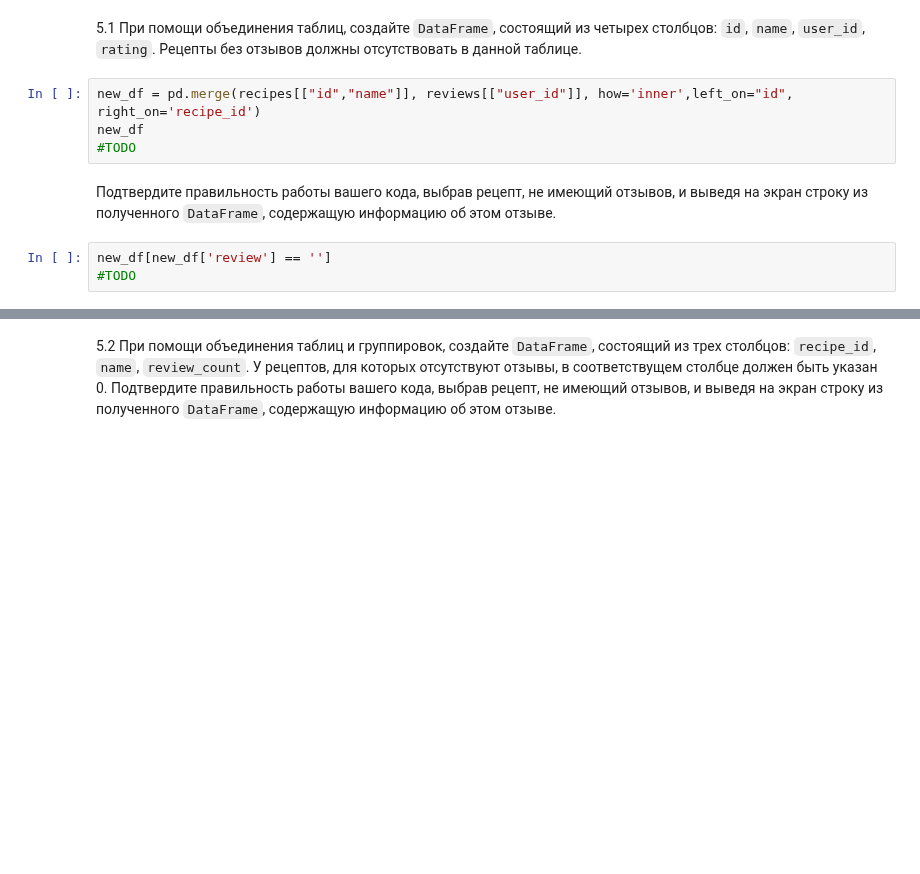
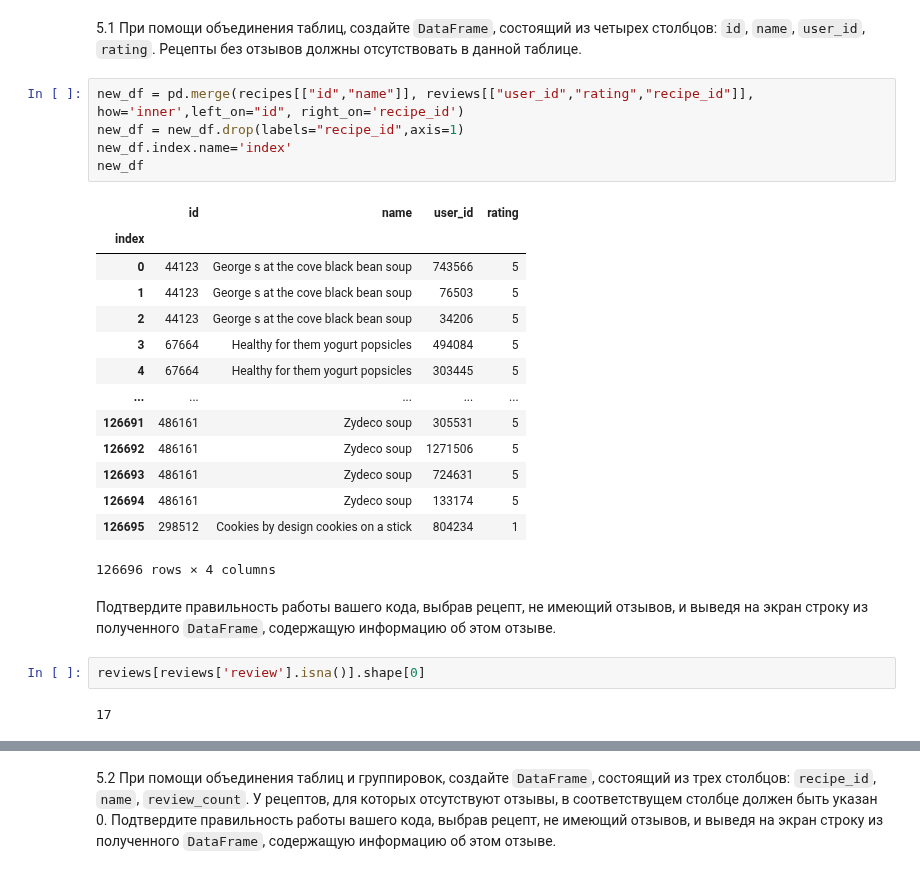
Before and after one commit to GeorgiyDemo/FA, a Jupyter notebook: Course III/TOBD/02_pandas/02_pandas_Деменчук_Георгий.ipynb, the cells around one changed output, grey strips where cells are left out. Saved outputs shown, nothing was run; the diff lists cells and outputs as text; blank space fills up the shorter version.

```diff
--- a/Course III/TOBD/02_pandas/02_pandas_Деменчук_Георгий.ipynb
+++ b/Course III/TOBD/02_pandas/02_pandas_Деменчук_Георгий.ipynb
@@ -641,11 +641,28 @@ reviews
 # %% [markdown]
 5.1 При помощи объединения таблиц, создайте `DataFrame`, состоящий из четырех столбцов: `id`, `name`, `user_id`, `rating`. Рецепты без отзывов должны отсутствовать в данной таблице.
 # %%
-new_df = pd.merge(recipes[["id","name"]], reviews[["user_id"]], how='inner',left_on="id", right_on='recipe_id')
+new_df = pd.merge(recipes[["id","name"]], reviews[["user_id","rating","recipe_id"]], how='inner',left_on="id", right_on='recipe_id')
+new_df = new_df.drop(labels="recipe_id",axis=1)
+new_df.index.name='index'
 new_df
-#TODO
+# %% [output]
+|  | id | name | user_id | rating |
+| index |  |  |  |  |
+| 0 | 44123 | George s at the cove black bean soup | 743566 | 5 |
+| 1 | 44123 | George s at the cove black bean soup | 76503 | 5 |
+| 2 | 44123 | George s at the cove black bean soup | 34206 | 5 |
+| 3 | 67664 | Healthy for them yogurt popsicles | 494084 | 5 |
+| 4 | 67664 | Healthy for them yogurt popsicles | 303445 | 5 |
+| ... | ... | ... | ... | ... |
+| 126691 | 486161 | Zydeco soup | 305531 | 5 |
+| 126692 | 486161 | Zydeco soup | 1271506 | 5 |
+| 126693 | 486161 | Zydeco soup | 724631 | 5 |
+| 126694 | 486161 | Zydeco soup | 133174 | 5 |
+| 126695 | 298512 | Cookies by design cookies on a stick | 804234 | 1 |
+126696 rows × 4 columns
 # %% [markdown]
 Подтвердите правильность работы вашего кода, выбрав рецепт, не имеющий отзывов, и выведя на экран строку из полученного `DataFrame`, содержащую информацию об этом отзыве.
-# %%
-new_df[new_df['review'] == '']
-#TODO
+# %%
+reviews[reviews['review'].isna()].shape[0]
+# %% [output]
+17
```
Also changed, not shown: parts of 12 cells of this notebook, 3 other files.
